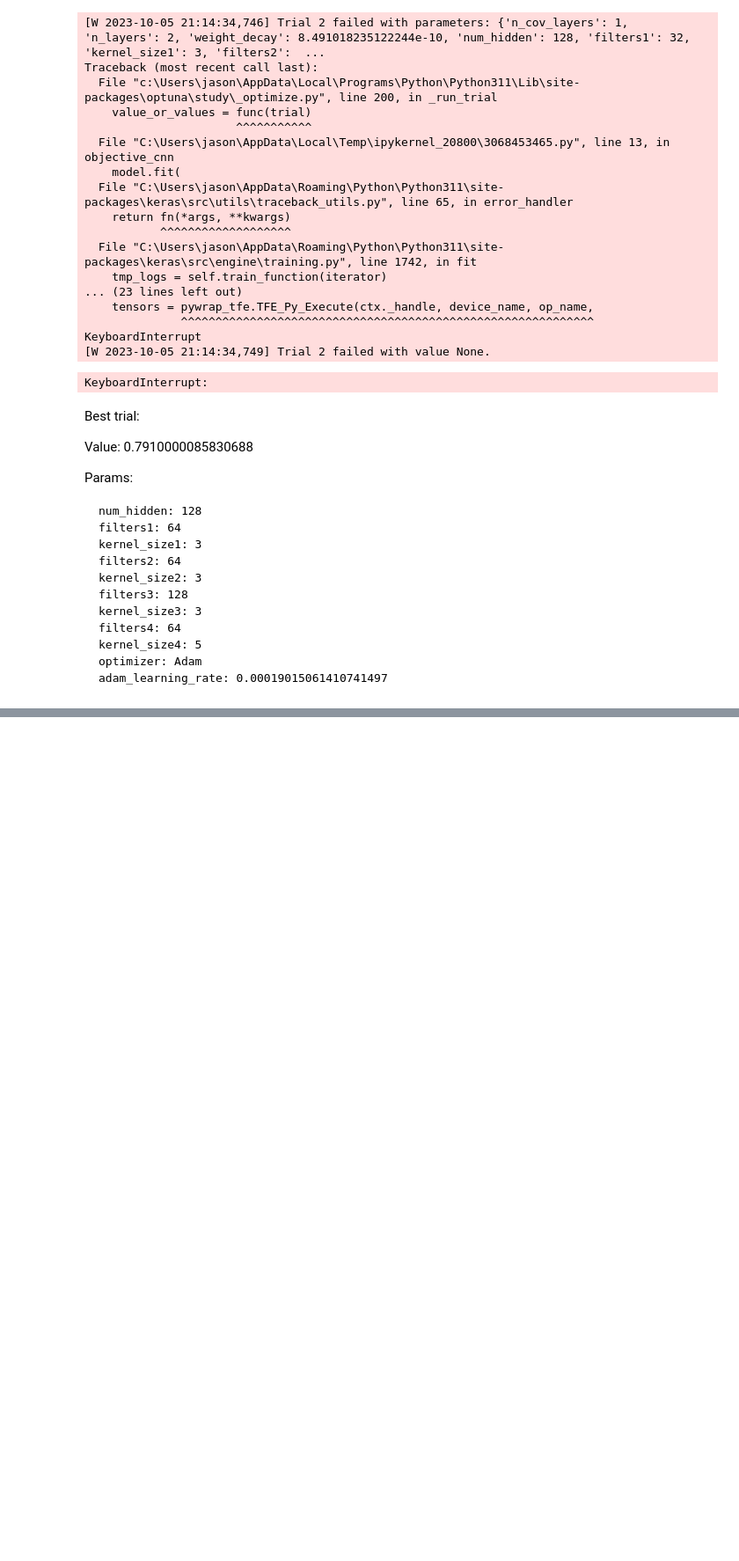
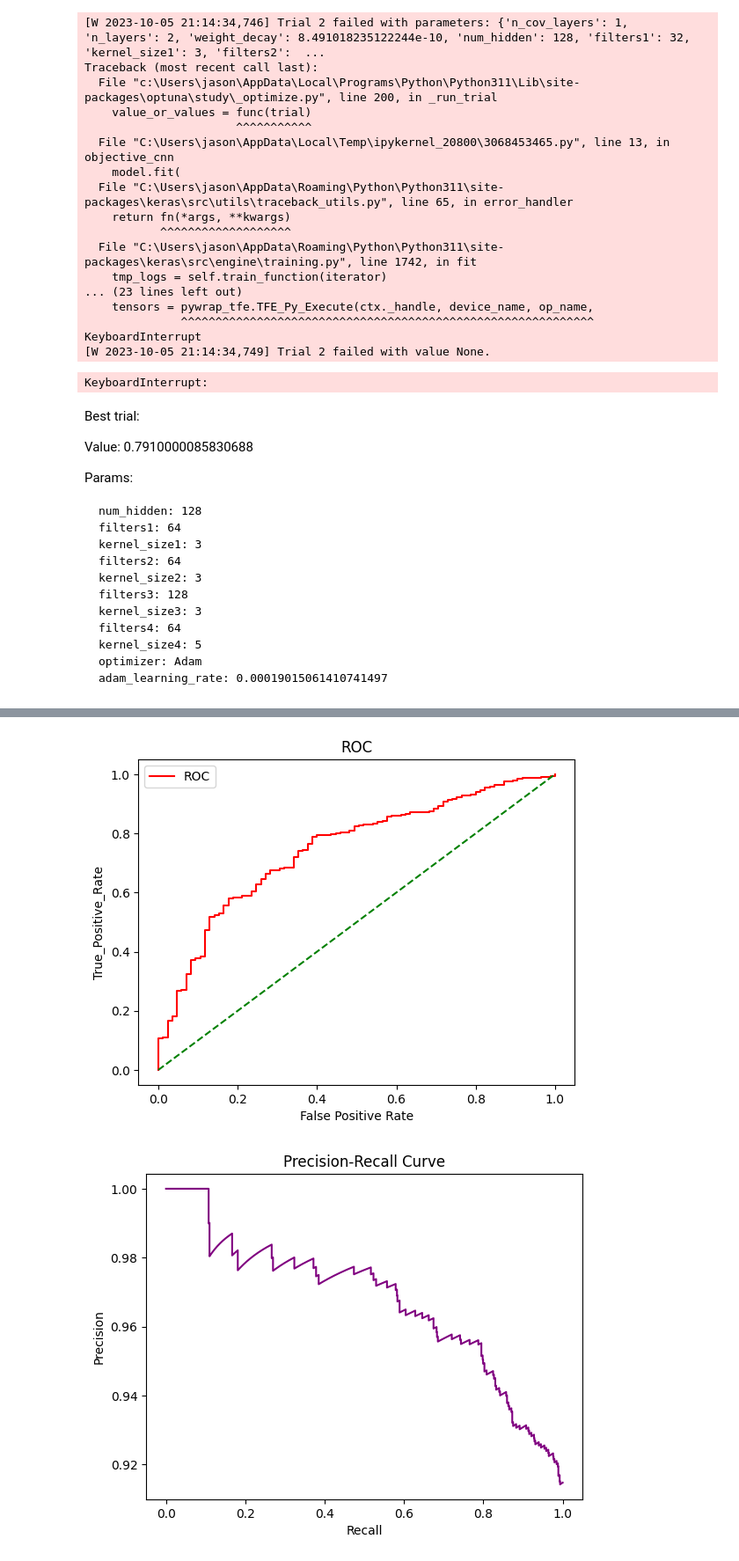
Before and after one commit to Jasonchen0317/ML_Projects, a Jupyter notebook: assignment-2/assignment_2_rareEvents.ipynb, the cells around one changed output, grey strips where cells are left out. Shown at 88% size. Drawn from its saved outputs; the diff is of its cells as text; code cells hidden in the pictures; blank space fills up the shorter version.

```diff
--- a/assignment-2/assignment_2_rareEvents.ipynb
+++ b/assignment-2/assignment_2_rareEvents.ipynb
@@ -386,0 +578,30 @@ plt.show()
+# %%
+#model for 10% cat data
+model1 = models.Sequential()
+model1.add(layers.Conv2D(64, (3, 3), activation='relu',
+                        input_shape=(150, 150, 3)))
+model1.add(layers.MaxPooling2D((2, 2)))
+model1.add(layers.Conv2D(64, (3, 3), activation='relu'))
+model1.add(layers.MaxPooling2D((2, 2)))
+model1.add(layers.Conv2D(128, (3, 3), activation='relu'))
+model1.add(layers.MaxPooling2D((2, 2)))
+model1.add(layers.Conv2D(64, (3, 3), activation='relu'))
+model1.add(layers.MaxPooling2D((2, 2)))
+model1.add(layers.Flatten())
+model1.add(layers.Dropout(0.5))
+model1.add(layers.Dense(512, activation='relu'))
+model1.add(layers.Dense(2, activation='sigmoid'))
+
+from keras import optimizers
+model1.compile(loss='binary_crossentropy',
+              optimizer=optimizers.Adam(learning_rate=0.00019),
+              metrics=['acc'])
+# %%
+#retrain with 10% cat data
+history = model1.fit(
+      train_generator,
+      steps_per_epoch=2000//train_generator.batch_size,
+      epochs=20,
+      validation_data=validation_generator,
+      validation_steps=1000//validation_generator.batch_size
+    )
@@ -386,0 +626,15 @@ plt.show()
+# %%
+#Plot the ROC curves and the Recall-Precision curves
+prob = model1.predict(validation_generator)
+y_pred_prob = np.amax(prob, axis=1)
+y_pred = np.argmax(prob, axis=1)
+
+fper, tper, threshold = roc_curve(validation_generator.classes, y_pred_prob)
+plot_roc_curve(fper, tper)
+
+precision, recall, thresholds = precision_recall_curve(validation_generator.classes, y_pred_prob)
+plot_recall_precision(recall, precision)
+
+ConfusionMatrixDisplay.from_predictions(validation_generator.classes, y_pred)
+plt.show()
+# %% [output]
@@ -386,0 +642,2 @@ plt.show()
+[figure, added]
+[figure, added]
```
Also changed, not shown: parts of 53 cells of this notebook, 3 other files.
